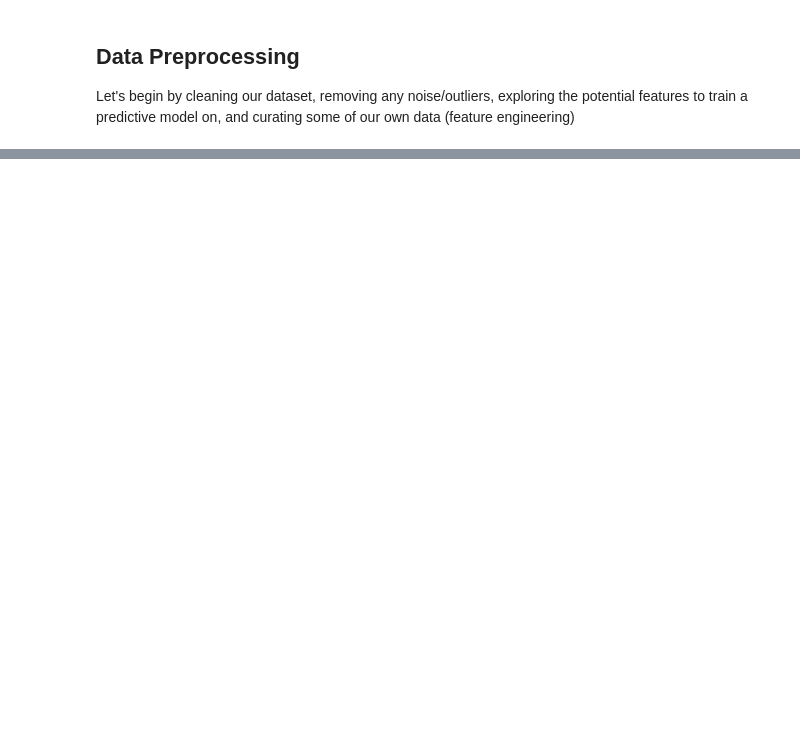
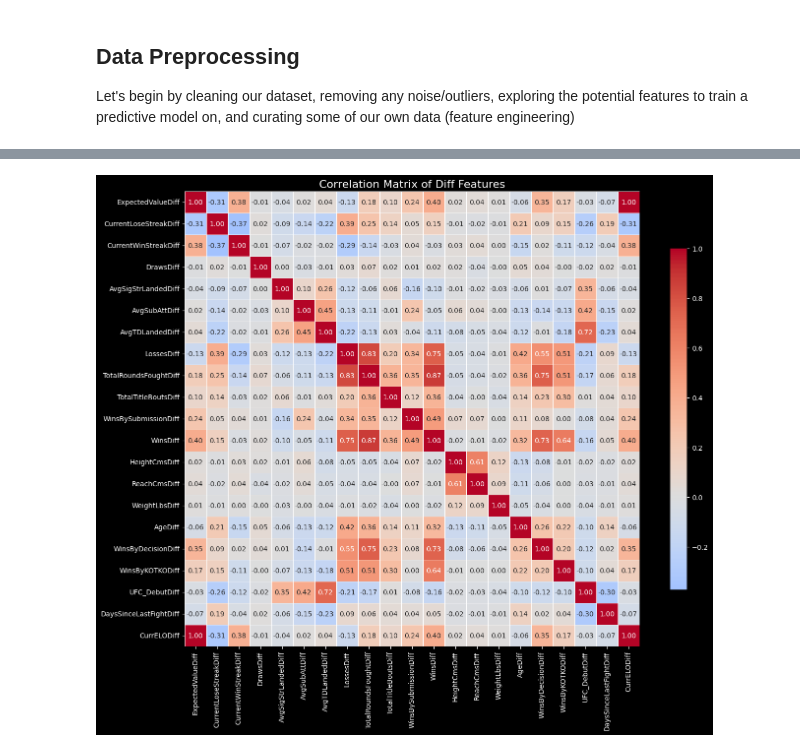
Before and after one commit to arniekanwal/ufc-predictor, a Jupyter notebook: notebooks/ufc-preprocess.ipynb, the cells around one changed output, grey strips where cells are left out. Cells and saved outputs as stored; diff of their text form; code cells hidden in the pictures; blank space fills up the shorter version.

```diff
--- a/notebooks/ufc-preprocess.ipynb
+++ b/notebooks/ufc-preprocess.ipynb
@@ -357,0 +431,22 @@ feature_subset.sample(4)
+# %%
+# Compute correlation matrix
+corr = numeric_df.corr()
+
+plt.style.use('dark_background')
+plt.figure(figsize=(16, 12))
+
+sns.heatmap(
+    corr,
+    annot=True,
+    fmt=".2f",
+    cmap='coolwarm',
+    center=0,
+    square=True,
+    linewidths=0.5,
+    cbar_kws={"shrink": 0.75}
+)
+
+plt.title('Correlation Matrix of Diff Features', fontsize=16)
+plt.show()
+# %% [output]
+[figure, added]
```
Also changed, not shown: parts of 22 cells of this notebook, 1 other file.
